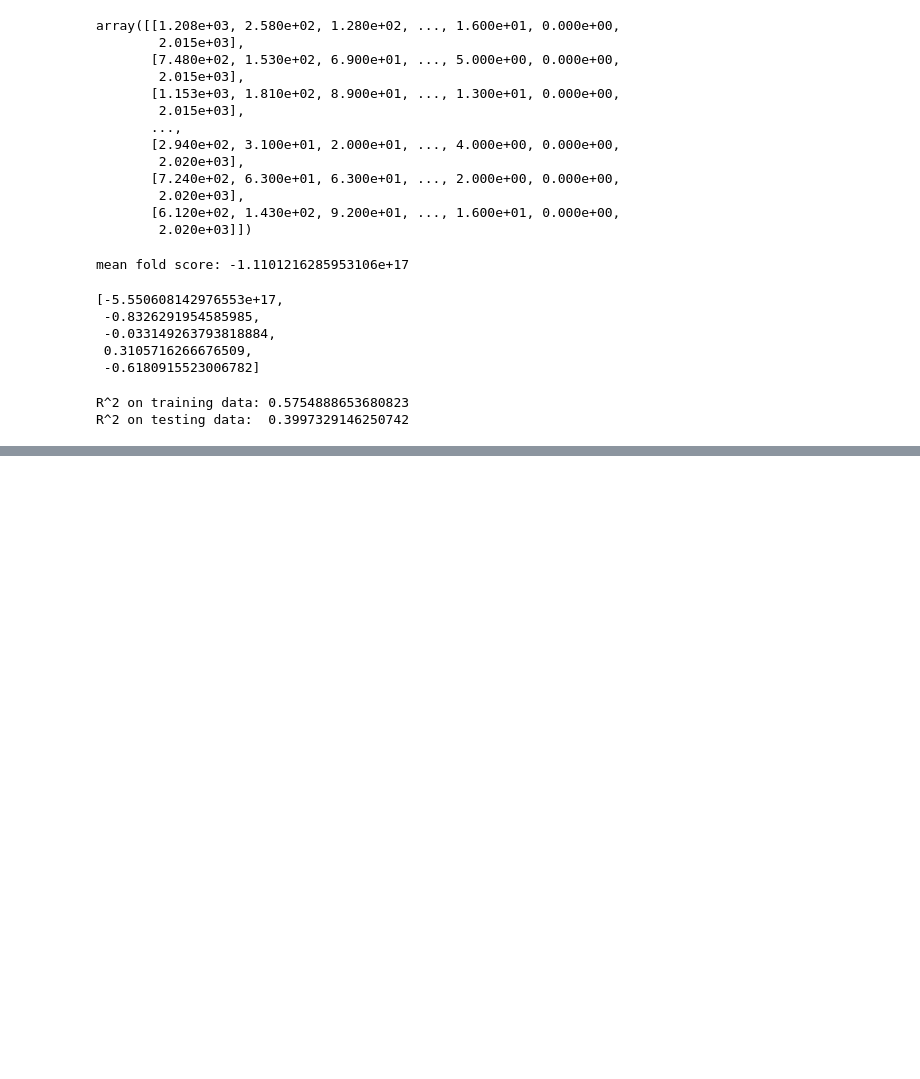
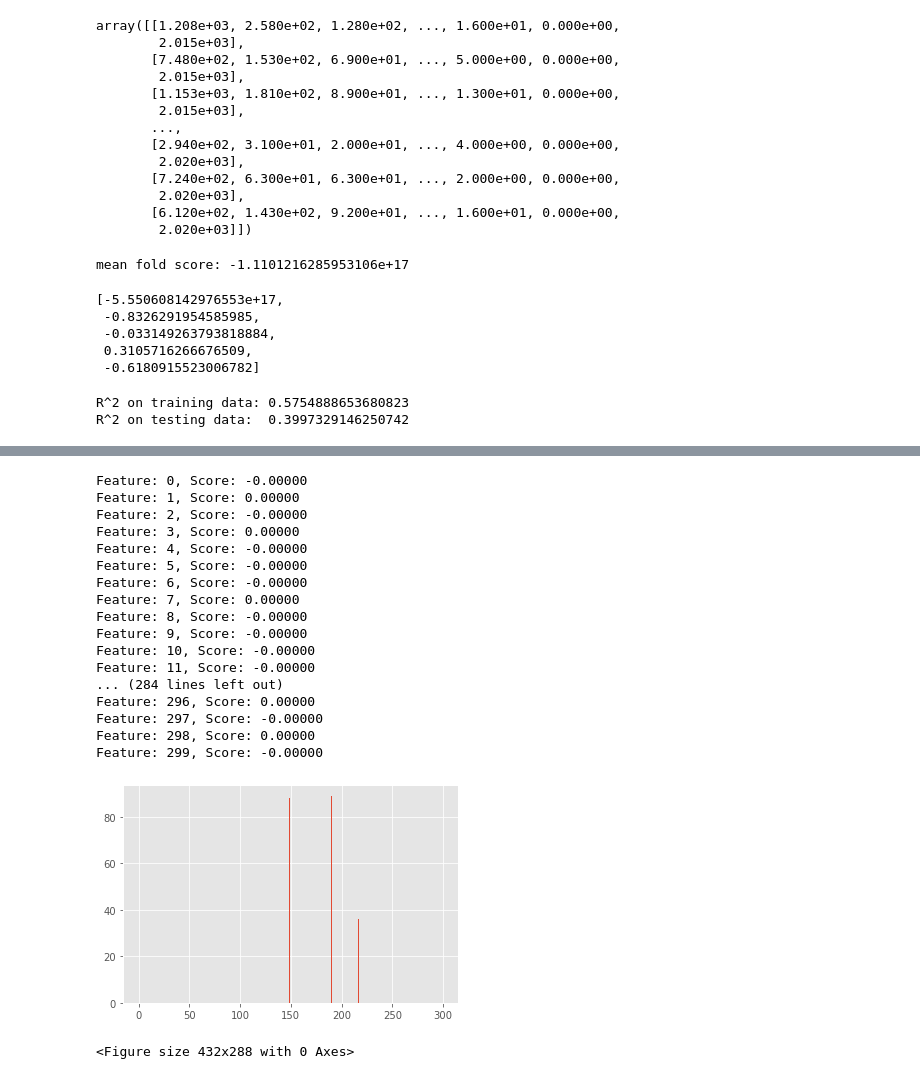
Before and after one commit to nicolacave/predicting_us_homelessness, a Jupyter notebook: notebooks/modeling.ipynb, the cells around one changed output, grey strips where cells are left out. Drawn from its saved outputs; the diff is of its cells as text; code cells hidden in the pictures; blank space fills up the shorter version.

```diff
--- a/notebooks/modeling.ipynb
+++ b/notebooks/modeling.ipynb
@@ -135,0 +156,43 @@ R^2 on testing data:  0.3997329146250742
+# %%
+# linear regression feature importance
+from sklearn.datasets import make_regression
+from sklearn.linear_model import LinearRegression
+from matplotlib import pyplot
+# define dataset
+X, y = make_regression(n_samples=1000, n_features=300, n_informative=5, random_state=1)
+# define the model
+model = LinearRegression()
+# fit the model
+model.fit(X, y)
+# get importance
+importance = model.coef_
+# summarize feature importance
+for i,v in enumerate(importance):
+	print('Feature: %0d, Score: %.5f' % (i,v))
+# plot feature importance
+
+pyplot.bar([x for x in range(len(importance))], importance)
+
+pyplot.show()
+
+plt.savefig("feature_importances")
+# %% [output]
+Feature: 0, Score: -0.00000
+Feature: 1, Score: 0.00000
+Feature: 2, Score: -0.00000
+Feature: 3, Score: 0.00000
+Feature: 4, Score: -0.00000
+Feature: 5, Score: -0.00000
+Feature: 6, Score: -0.00000
+Feature: 7, Score: 0.00000
+Feature: 8, Score: -0.00000
+Feature: 9, Score: -0.00000
+Feature: 10, Score: -0.00000
+Feature: 11, Score: -0.00000
+... (284 lines left out)
+Feature: 296, Score: 0.00000
+Feature: 297, Score: -0.00000
+Feature: 298, Score: 0.00000
+Feature: 299, Score: -0.00000
+[figure, added]
+<Figure size 432x288 with 0 Axes>
```
Also changed, not shown: parts of 1 cell of this notebook, 2 other files.
